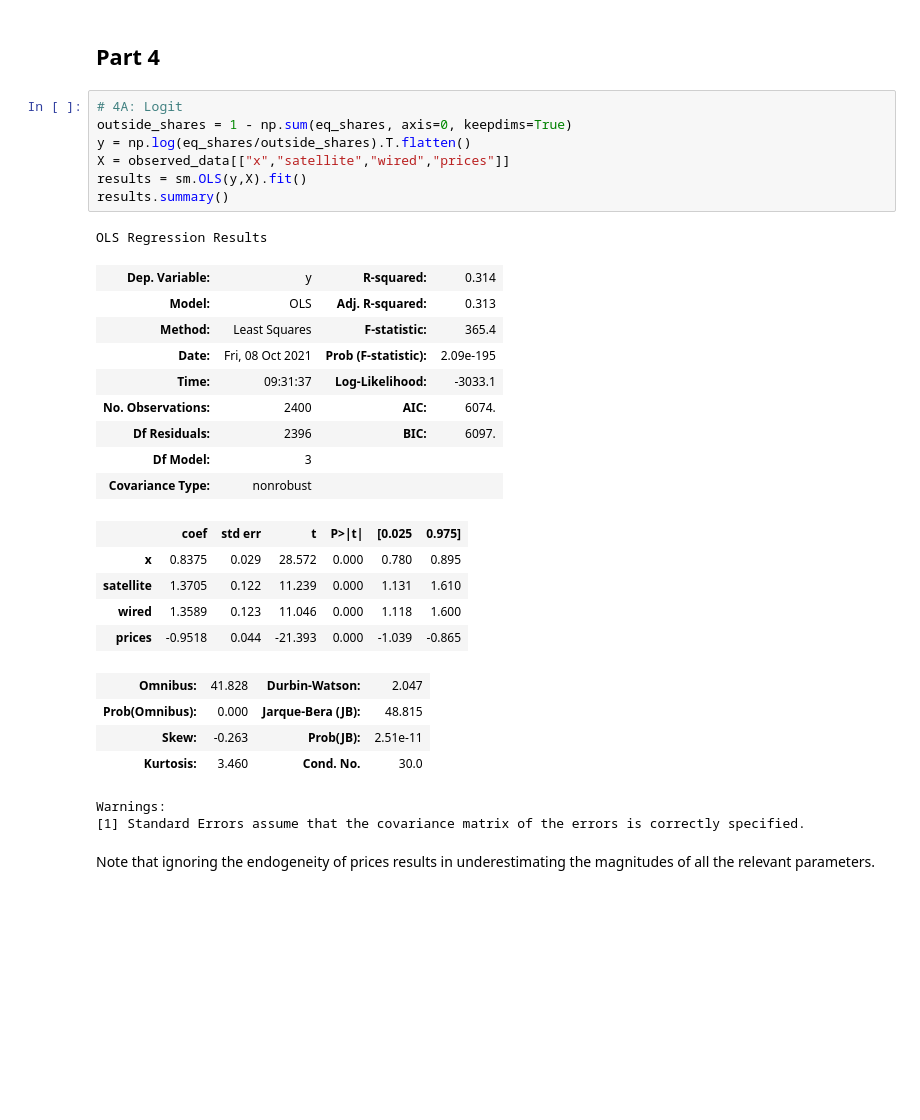
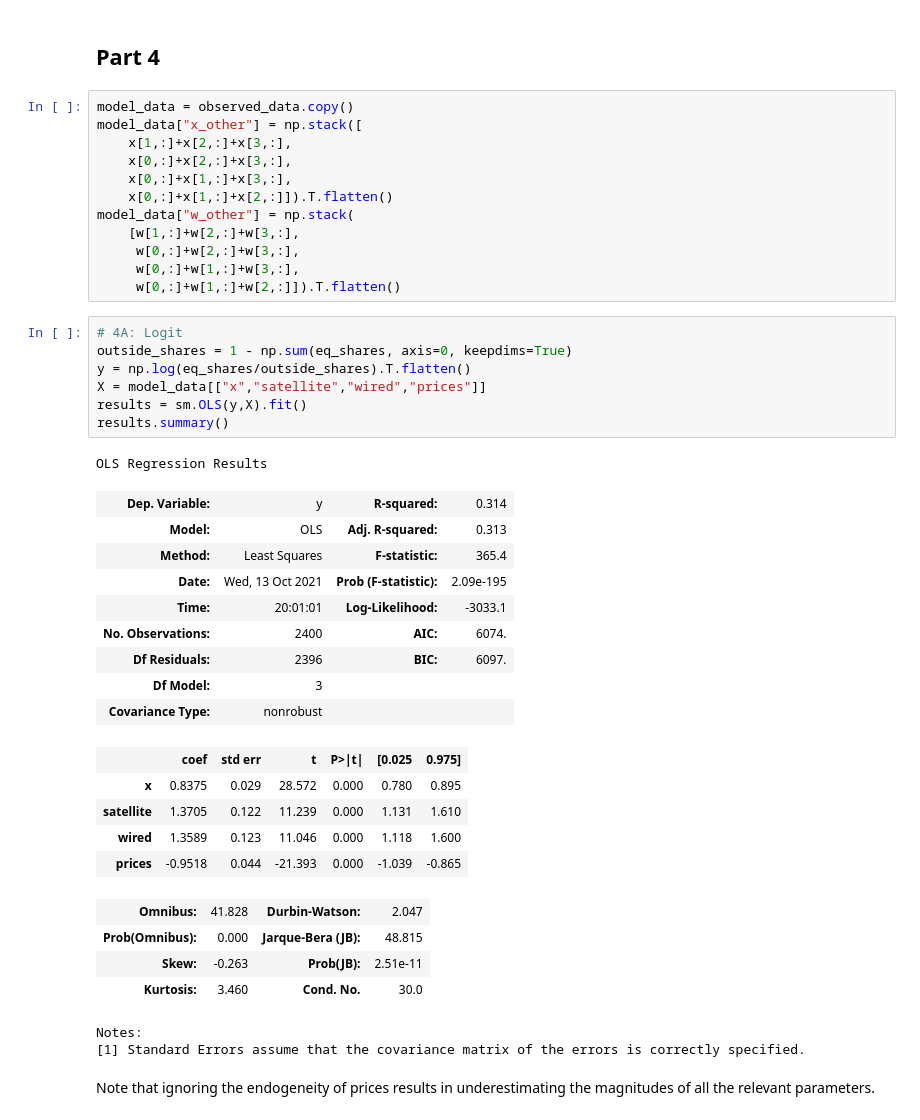
Before and after one commit to nwuyaleecon/ECON600, a Jupyter notebook: MergerHomework.ipynb, the cells around one changed output. Drawn from its saved outputs; the diff is of its cells as text; blank space fills up the shorter version.

```diff
--- a/MergerHomework.ipynb
+++ b/MergerHomework.ipynb
@@ -403,19 +378,31 @@ Warnings:
 # %% [markdown]
 ## Part 4
+# %%
+model_data = observed_data.copy()
+model_data["x_other"] = np.stack([
+    x[1,:]+x[2,:]+x[3,:],
+    x[0,:]+x[2,:]+x[3,:],
+    x[0,:]+x[1,:]+x[3,:],
+    x[0,:]+x[1,:]+x[2,:]]).T.flatten()
+model_data["w_other"] = np.stack(
+    [w[1,:]+w[2,:]+w[3,:],
+     w[0,:]+w[2,:]+w[3,:],
+     w[0,:]+w[1,:]+w[3,:],
+     w[0,:]+w[1,:]+w[2,:]]).T.flatten()
 # %%
 # 4A: Logit
 outside_shares = 1 - np.sum(eq_shares, axis=0, keepdims=True)
 y = np.log(eq_shares/outside_shares).T.flatten()
-X = observed_data[["x","satellite","wired","prices"]]
+X = model_data[["x","satellite","wired","prices"]]
 results = sm.OLS(y,X).fit()
 results.summary()
 # %% [output]
 OLS Regression Results
 | Dep. Variable: | y | R-squared: | 0.314 |
 | Model: | OLS | Adj. R-squared: | 0.313 |
 | Method: | Least Squares | F-statistic: | 365.4 |
-| Date: | Fri, 08 Oct 2021 | Prob (F-statistic): | 2.09e-195 |
-| Time: | 09:31:37 | Log-Likelihood: | -3033.1 |
+| Date: | Wed, 13 Oct 2021 | Prob (F-statistic): | 2.09e-195 |
+| Time: | 20:01:01 | Log-Likelihood: | -3033.1 |
 | No. Observations: | 2400 | AIC: | 6074. |
 | Df Residuals: | 2396 | BIC: | 6097. |
 | Df Model: | 3 |  |  |
@@ -429,7 +416,7 @@ OLS Regression Results
 | Prob(Omnibus): | 0.000 | Jarque-Bera (JB): | 48.815 |
 | Skew: | -0.263 | Prob(JB): | 2.51e-11 |
 | Kurtosis: | 3.460 | Cond. No. | 30.0 |
-Warnings:
+Notes:
 [1] Standard Errors assume that the covariance matrix of the errors is correctly specified.
 # %% [markdown]
 Note that ignoring the endogeneity of prices results in underestimating the magnitudes of all the relevant parameters.
```
Also changed, not shown: parts of 28 cells of this notebook, 6 other files.
